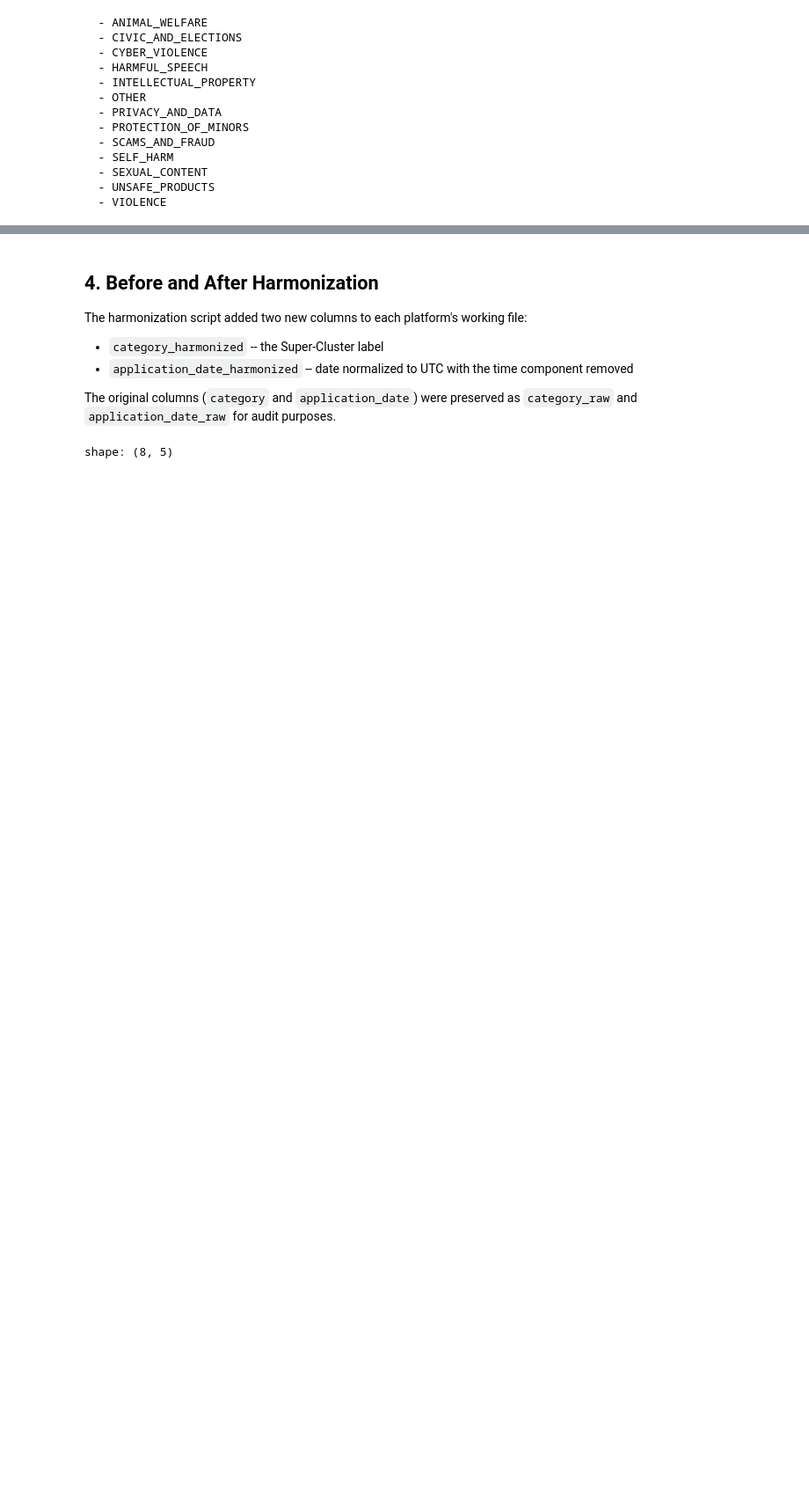
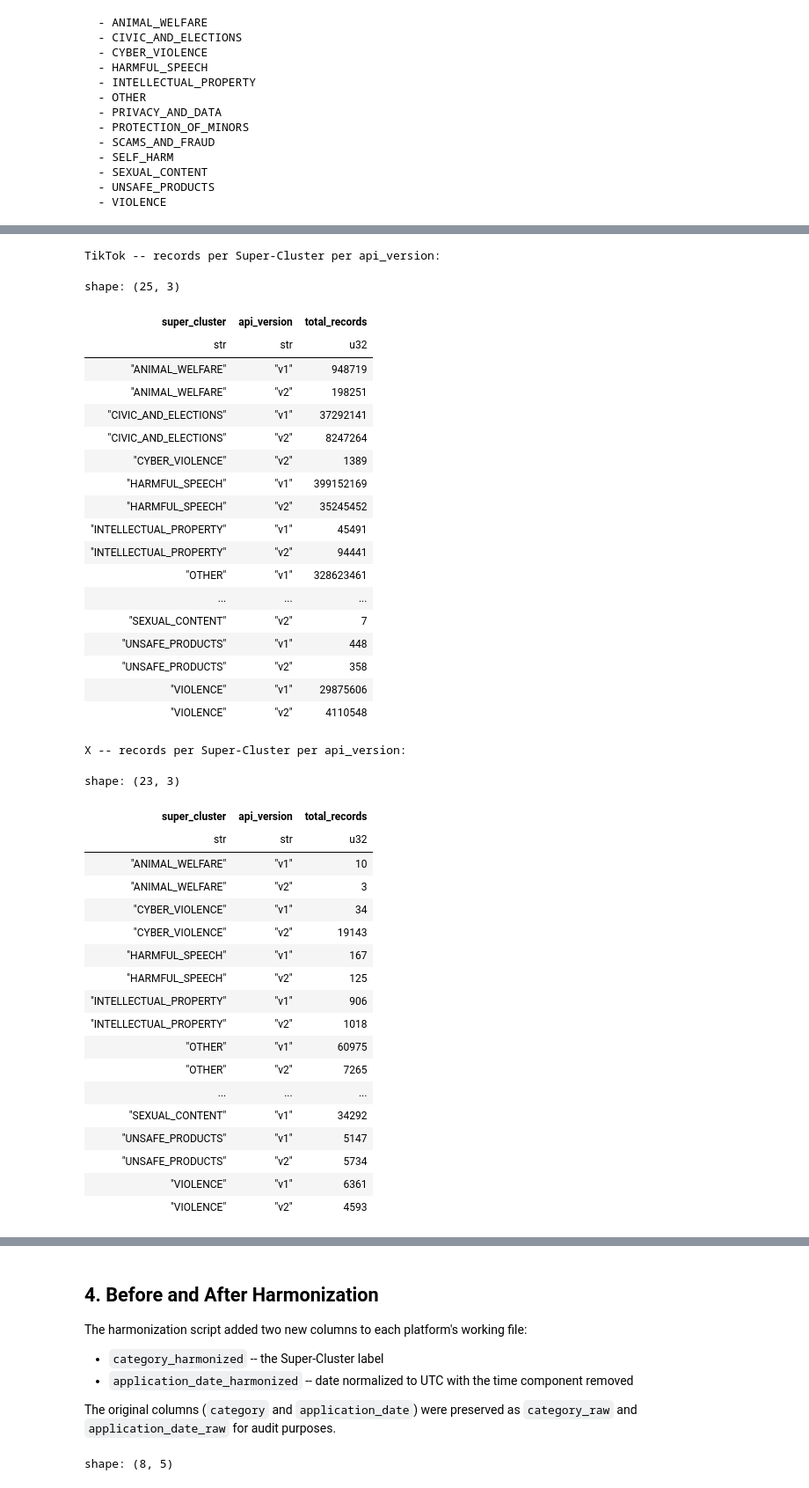
Before and after one commit to zamo-13/Bachelorarbeit_Moderation-Dynamics-in-Transition, a Jupyter notebook: notebooks/03_harmonization.ipynb, the cells around one changed output, grey strips where cells are left out. Shown at 88% size. Cells and saved outputs as stored; diff of their text form; code cells hidden in the pictures; blank space fills up the shorter version.

```diff
--- a/notebooks/03_harmonization.ipynb
+++ b/notebooks/03_harmonization.ipynb
@@ -105,0 +133,22 @@ shape: (28, 3)
+# %%
+for label, df in [("TikTok", raw_cats), ("X", raw_cats_x)]:
+    v1 = set(df.filter(pl.col("api_version") == "v1")["category"].to_list())
+    v2 = set(df.filter(pl.col("api_version") == "v2")["category"].to_list())
+
+    only_v1 = sorted(v1 - v2)
+    only_v2 = sorted(v2 - v1)
+    in_both = sorted(v1 & v2)
+
+    print(f"{'=' * 65}")
+    print(f"  {label}")
+    print(f"{'=' * 65}")
+    print(f"\n  Only in v1 -- removed or renamed in v2 ({len(only_v1)}):")
+    for c in only_v1:
+        print(f"    - {c}")
+    print(f"\n  Only in v2 -- new or renamed from v1 ({len(only_v2)}):")
+    for c in only_v2:
+        print(f"    - {c}")
+    print(f"\n  In both v1 and v2 -- unchanged ({len(in_both)}):")
+    for c in in_both:
+        print(f"    - {c}")
+    print()
@@ -172,0 +285,58 @@ for sc in super_clusters.to_series().to_list():
+# %%
+for label, df in [("TikTok", raw_cats), ("X", raw_cats_x)]:
+    breakdown = (
+        df
+        .join(
+            mapping.select(["original_category", "super_cluster"]),
+            left_on="category",
+            right_on="original_category",
+            how="left"
+        )
+        .group_by(["super_cluster", "api_version"])
+        .agg(pl.col("count").sum().alias("total_records"))
+        .sort(["super_cluster", "api_version"])
+    )
+    print(f"\n{label} -- records per Super-Cluster per api_version:")
+    with pl.Config(fmt_str_lengths=60, tbl_rows=50):
+        display(breakdown)
+# %% [output]
+TikTok -- records per Super-Cluster per api_version:
+shape: (25, 3)
+| super_cluster | api_version | total_records |
+| str | str | u32 |
+| "ANIMAL_WELFARE" | "v1" | 948719 |
+| "ANIMAL_WELFARE" | "v2" | 198251 |
+| "CIVIC_AND_ELECTIONS" | "v1" | 37292141 |
+| "CIVIC_AND_ELECTIONS" | "v2" | 8247264 |
+| "CYBER_VIOLENCE" | "v2" | 1389 |
+| "HARMFUL_SPEECH" | "v1" | 399152169 |
+| "HARMFUL_SPEECH" | "v2" | 35245452 |
+| "INTELLECTUAL_PROPERTY" | "v1" | 45491 |
+| "INTELLECTUAL_PROPERTY" | "v2" | 94441 |
+| "OTHER" | "v1" | 328623461 |
+| ... | ... | ... |
+| "SEXUAL_CONTENT" | "v2" | 7 |
+| "UNSAFE_PRODUCTS" | "v1" | 448 |
+| "UNSAFE_PRODUCTS" | "v2" | 358 |
+| "VIOLENCE" | "v1" | 29875606 |
+| "VIOLENCE" | "v2" | 4110548 |
+X -- records per Super-Cluster per api_version:
+shape: (23, 3)
+| super_cluster | api_version | total_records |
+| str | str | u32 |
+| "ANIMAL_WELFARE" | "v1" | 10 |
+| "ANIMAL_WELFARE" | "v2" | 3 |
+| "CYBER_VIOLENCE" | "v1" | 34 |
+| "CYBER_VIOLENCE" | "v2" | 19143 |
+| "HARMFUL_SPEECH" | "v1" | 167 |
+| "HARMFUL_SPEECH" | "v2" | 125 |
+| "INTELLECTUAL_PROPERTY" | "v1" | 906 |
+| "INTELLECTUAL_PROPERTY" | "v2" | 1018 |
+| "OTHER" | "v1" | 60975 |
+| "OTHER" | "v2" | 7265 |
+| ... | ... | ... |
+| "SEXUAL_CONTENT" | "v1" | 34292 |
+| "UNSAFE_PRODUCTS" | "v1" | 5147 |
+| "UNSAFE_PRODUCTS" | "v2" | 5734 |
+| "VIOLENCE" | "v1" | 6361 |
+| "VIOLENCE" | "v2" | 4593 |
```
Also changed, not shown: parts of 11 cells of this notebook.
